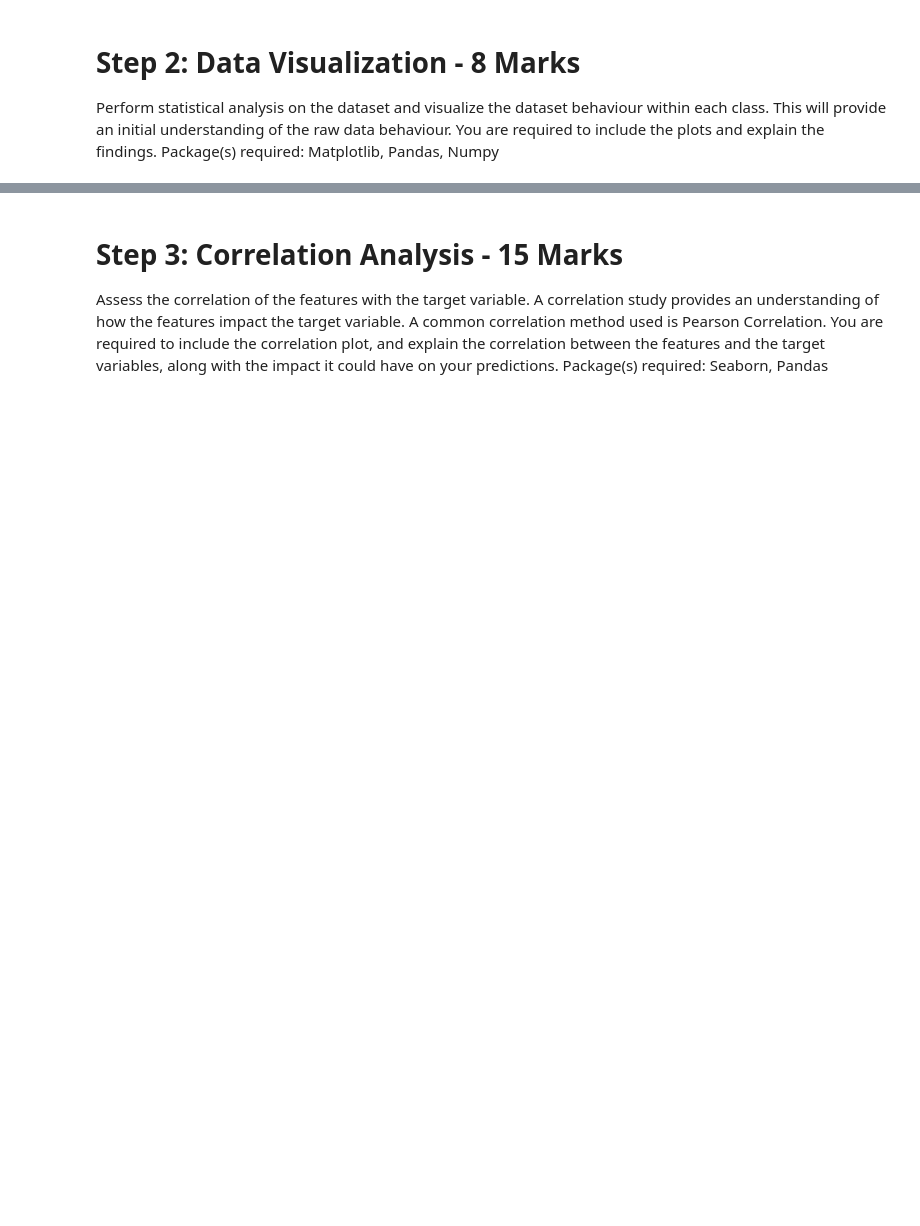
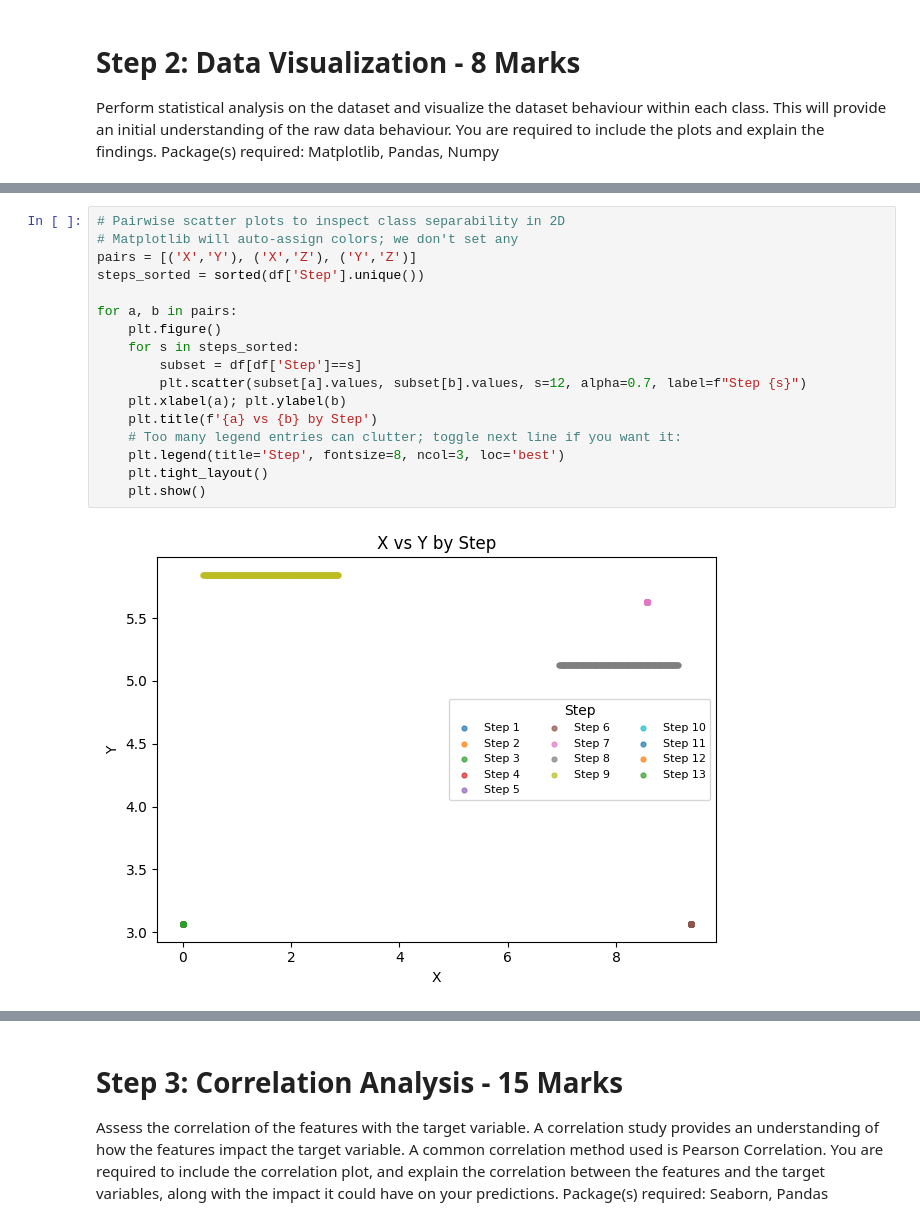
Before and after one commit to babak-tafreshi/AER850_Project1, a Jupyter notebook: AER850_Project1.ipynb, the cells around one changed output, grey strips where cells are left out. Saved outputs shown, nothing was run; the diff lists cells and outputs as text; blank space fills up the shorter version.

```diff
--- a/AER850_Project1.ipynb
+++ b/AER850_Project1.ipynb
@@ -146,0 +130,19 @@ Name: count, dtype: int64
+# %%
+# Pairwise scatter plots to inspect class separability in 2D
+# Matplotlib will auto-assign colors; we don't set any
+pairs = [('X','Y'), ('X','Z'), ('Y','Z')]
+steps_sorted = sorted(df['Step'].unique())
+
+for a, b in pairs:
+    plt.figure()
+    for s in steps_sorted:
+        subset = df[df['Step']==s]
+        plt.scatter(subset[a].values, subset[b].values, s=12, alpha=0.7, label=f"Step {s}")
+    plt.xlabel(a); plt.ylabel(b)
+    plt.title(f'{a} vs {b} by Step')
+    # Too many legend entries can clutter; toggle next line if you want it:
+    plt.legend(title='Step', fontsize=8, ncol=3, loc='best')
+    plt.tight_layout()
+    plt.show()
+# %% [output]
+[figure, added]
```
Also changed, not shown: parts of 14 cells of this notebook.
